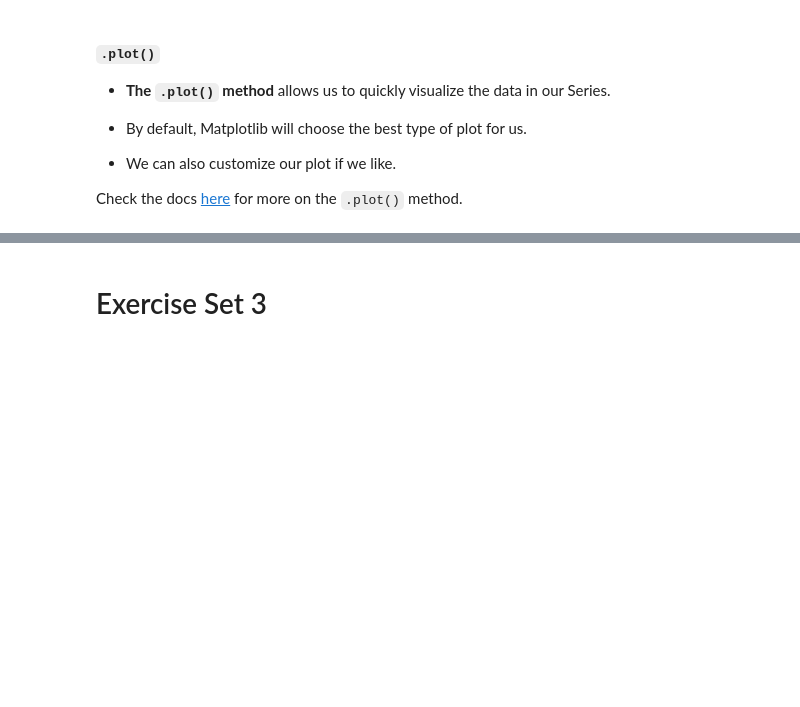
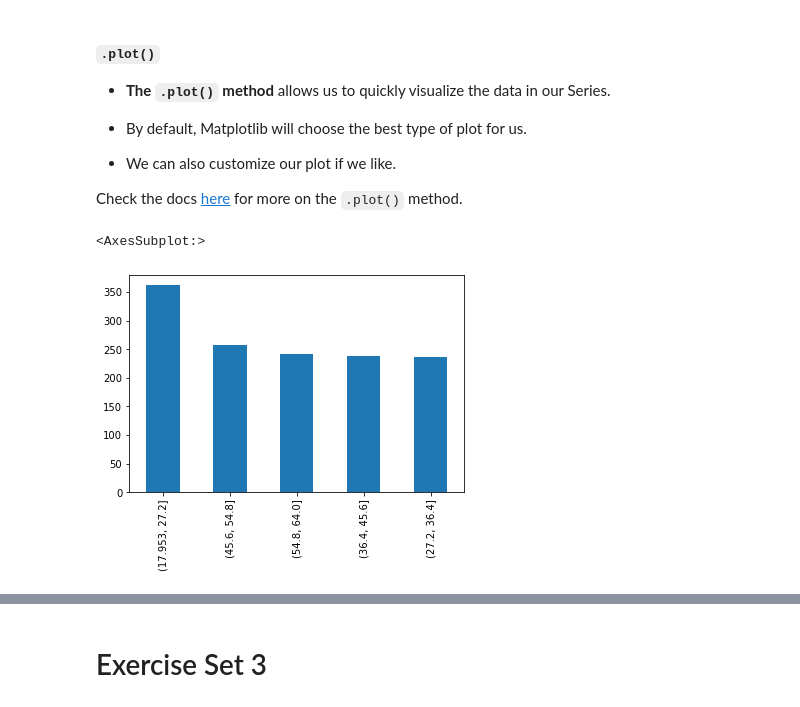
Before and after one commit to CodeupClassroom/hopper-data-science-libraries, a Jupyter notebook: pandas_series_lesson.ipynb, the cells around one changed output, grey strips where cells are left out. Drawn from its saved outputs; the diff is of its cells as text; code cells hidden in the pictures; blank space fills up the shorter version.

```diff
--- a/pandas_series_lesson.ipynb
+++ b/pandas_series_lesson.ipynb
@@ -1002,5 +1042,10 @@ ages.describe()
 
 Check the docs [here](https://pandas.pydata.org/pandas-docs/version/0.24.2/reference/api/pandas.Series.plot.html) for more on the `.plot()` method.
 # %%
-# How can I make a quick plot of the data in the 'tip' Series? (bar plot)
+# How can I make a quick plot of the data in the 'ages' Series? (bar plot)
+
+ages.value_counts(bins = 5).plot.bar()
+# %% [output]
+<AxesSubplot:>
+[figure, added]
 # %%
```
Also changed, not shown: parts of 7 cells of this notebook.
